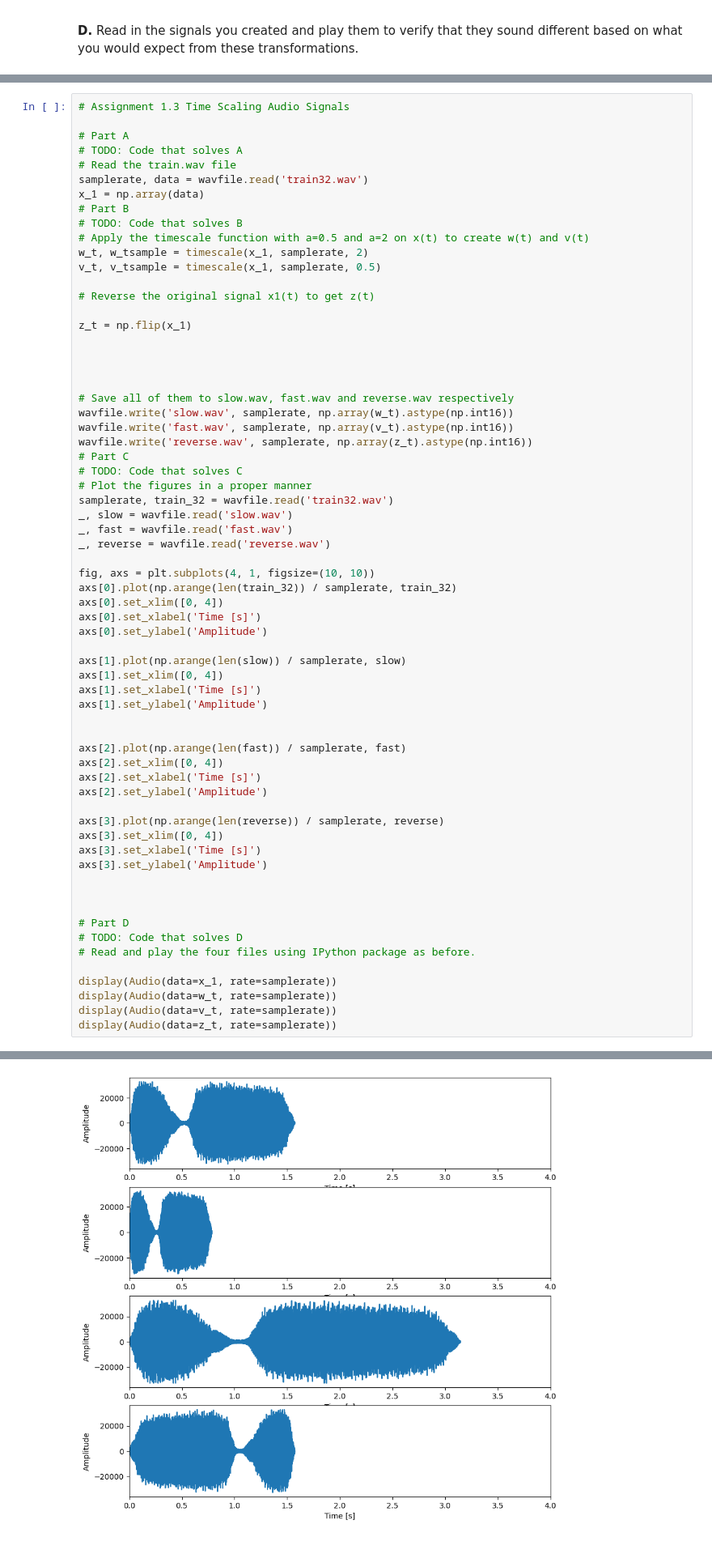
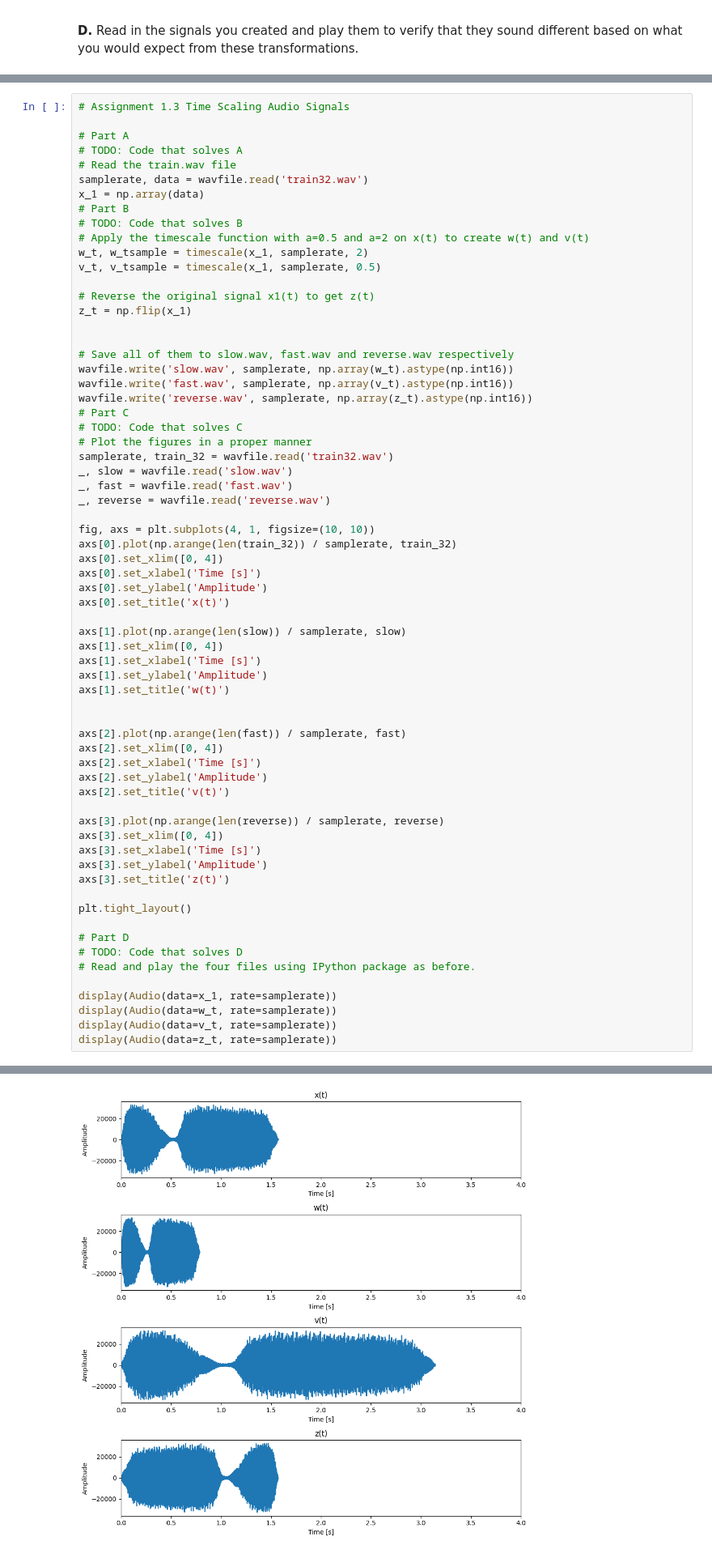
Before and after one commit to FrankieReyna-bop/EE242, a Jupyter notebook: Lab 1/EE242_Lab1b.ipynb, the cells around one changed output, grey strips where cells are left out. Shown at 81% size. Cells and saved outputs as stored; diff of their text form.

```diff
--- a/Lab 1/EE242_Lab1b.ipynb
+++ b/Lab 1/EE242_Lab1b.ipynb
@@ -73,10 +73,7 @@ w_t, w_tsample = timescale(x_1, samplerate, 2)
 v_t, v_tsample = timescale(x_1, samplerate, 0.5)
 
 # Reverse the original signal x1(t) to get z(t)
-
 z_t = np.flip(x_1)
-
-
 
 
 # Save all of them to slow.wav, fast.wav and reverse.wav respectively
@@ -96,39 +93,43 @@ axs[0].plot(np.arange(len(train_32)) / samplerate, train_32)
 axs[0].set_xlim([0, 4])
 axs[0].set_xlabel('Time [s]')
 axs[0].set_ylabel('Amplitude')
+axs[0].set_title('x(t)')
 
 axs[1].plot(np.arange(len(slow)) / samplerate, slow)
 axs[1].set_xlim([0, 4])
 axs[1].set_xlabel('Time [s]')
 axs[1].set_ylabel('Amplitude')
+axs[1].set_title('w(t)')
 
 
 axs[2].plot(np.arange(len(fast)) / samplerate, fast)
 axs[2].set_xlim([0, 4])
 axs[2].set_xlabel('Time [s]')
 axs[2].set_ylabel('Amplitude')
+axs[2].set_title('v(t)')
 
 axs[3].plot(np.arange(len(reverse)) / samplerate, reverse)
 axs[3].set_xlim([0, 4])
 axs[3].set_xlabel('Time [s]')
 axs[3].set_ylabel('Amplitude')
+axs[3].set_title('z(t)')
 
-
+plt.tight_layout()
 
 # Part D
 # TODO: Code that solves D
 # Read and play the four files using IPython package as before.
 
 display(Audio(data=x_1, rate=samplerate))
 display(Audio(data=w_t, rate=samplerate))
 display(Audio(data=v_t, rate=samplerate))
 display(Audio(data=z_t, rate=samplerate))
 # %% [output]
 [interactive output not drawn]
 [interactive output not drawn]
 [interactive output not drawn]
 [interactive output not drawn]
-[figure, old version]
+[figure, new version]
 # %% [markdown]
 ###  Discussion
 
```
Also changed, not shown: parts of 2 cells of this notebook.
